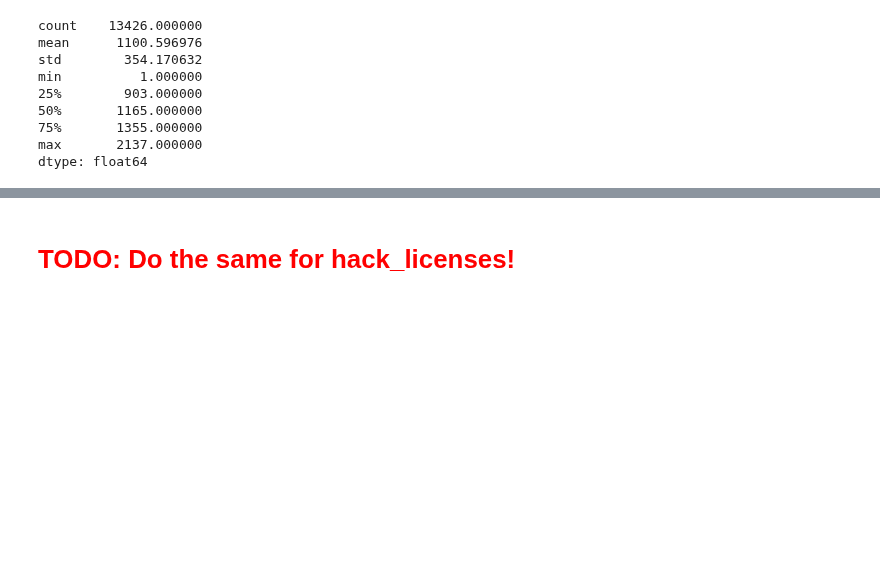
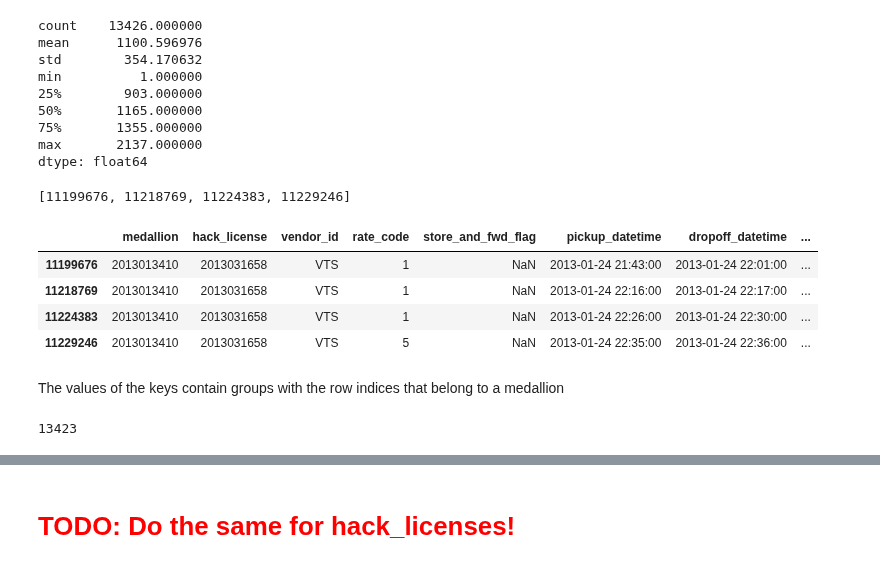
Before and after one commit to nikhase/nyc-taxi, a Jupyter notebook: monthlyDataAnalysis.ipynb, the cells around one changed output, grey strips where cells are left out. Drawn from its saved outputs; the diff is of its cells as text; code cells hidden in the pictures; blank space fills up the shorter version.

```diff
--- a/monthlyDataAnalysis.ipynb
+++ b/monthlyDataAnalysis.ipynb
@@ -304,3 +304,21 @@ min          1.000000
 75%       1355.000000
 max       2137.000000
 dtype: float64
+# %%
+#medallion_summary = {}
+#for key, value in grouped do
+#    medallion_summary[key]= grouped[key].sum()
+grouped.groups[2013013410]
+#type(grouped.groups)
+# %% [output]
+[11199676, 11218769, 11224383, 11229246]
+# %%
+taxidata.loc[grouped.groups[2013013410]]#['trip_distance']
+# %% [output]
+|  | medallion | hack_license | vendor_id | rate_code | store_and_fwd_flag | pickup_datetime | dropoff_datetime | ... |
+| 11199676 | 2013013410 | 2013031658 | VTS | 1 | NaN | 2013-01-24 21:43:00 | 2013-01-24 22:01:00 | ... |
+| 11218769 | 2013013410 | 2013031658 | VTS | 1 | NaN | 2013-01-24 22:16:00 | 2013-01-24 22:17:00 | ... |
+| 11224383 | 2013013410 | 2013031658 | VTS | 1 | NaN | 2013-01-24 22:26:00 | 2013-01-24 22:30:00 | ... |
+| 11229246 | 2013013410 | 2013031658 | VTS | 5 | NaN | 2013-01-24 22:35:00 | 2013-01-24 22:36:00 | ... |
+# %% [markdown]
+The values of the keys contain groups with the row indices that belong to a medallion
@@ -306,0 +328,4 @@ dtype: float64
+# %%
+len(medallion_summary)
+# %% [output]
+13423
```
Also changed, not shown: parts of 8 cells of this notebook.
